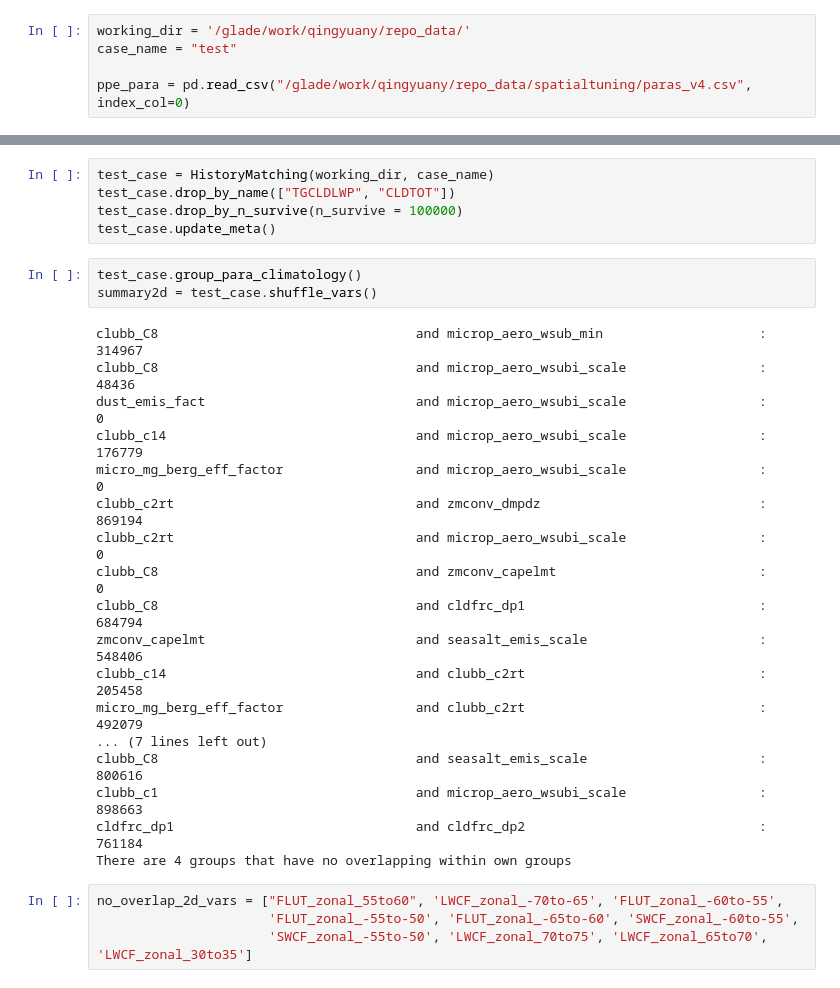
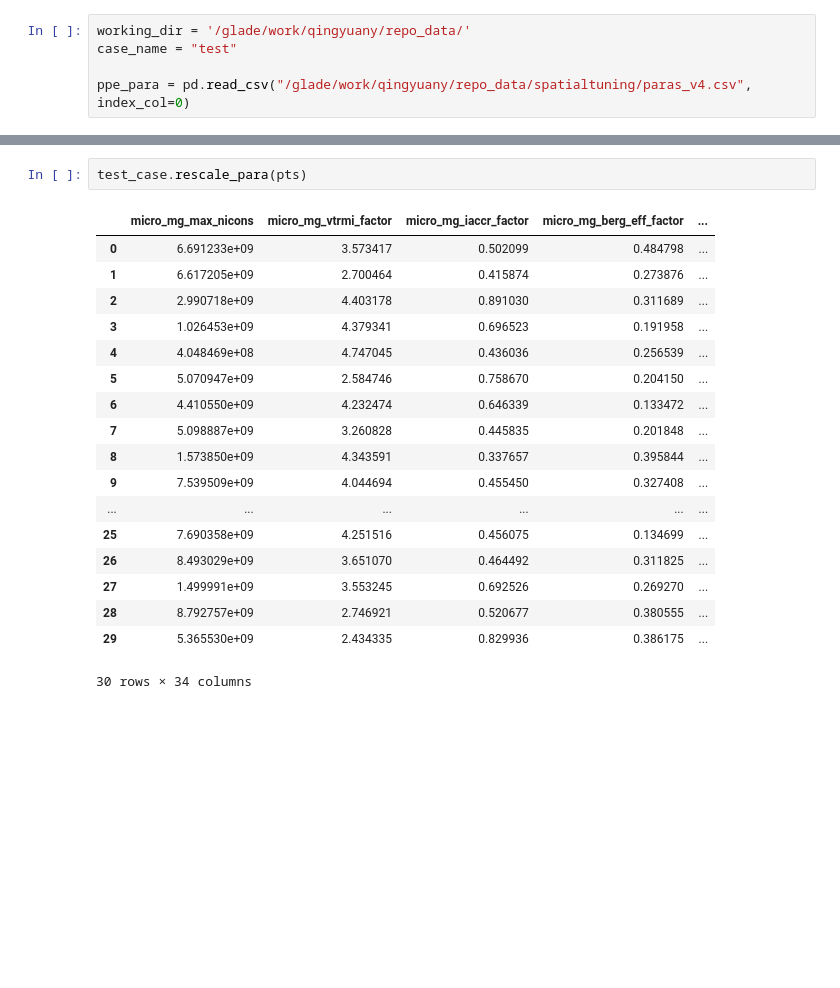
Before and after one commit to yiqioyang/proj2dhullsampler, a Jupyter notebook: class_hm.ipynb, the cells around one changed output, grey strips where cells are left out. Cells and saved outputs as stored; diff of their text form; blank space fills up the shorter version.

```diff
--- a/class_hm.ipynb
+++ b/class_hm.ipynb
@@ -84,31 +153,22 @@ pts.head()
 5 rows × 34 columns
 # %%
-test_case = HistoryMatching(working_dir, case_name)
-test_case.drop_by_name(["TGCLDLWP", "CLDTOT"])
-test_case.drop_by_n_survive(n_survive = 100000)
-test_case.update_meta()
+test_case.rescale_para(pts)
+# %% [output]
+|  | micro_mg_max_nicons | micro_mg_vtrmi_factor | micro_mg_iaccr_factor | micro_mg_berg_eff_factor | ... |
+| 0 | 6.691233e+09 | 3.573417 | 0.502099 | 0.484798 | ... |
+| 1 | 6.617205e+09 | 2.700464 | 0.415874 | 0.273876 | ... |
+| 2 | 2.990718e+09 | 4.403178 | 0.891030 | 0.311689 | ... |
+| 3 | 1.026453e+09 | 4.379341 | 0.696523 | 0.191958 | ... |
+| 4 | 4.048469e+08 | 4.747045 | 0.436036 | 0.256539 | ... |
+| 5 | 5.070947e+09 | 2.584746 | 0.758670 | 0.204150 | ... |
+| 6 | 4.410550e+09 | 4.232474 | 0.646339 | 0.133472 | ... |
+| 7 | 5.098887e+09 | 3.260828 | 0.445835 | 0.201848 | ... |
+| 8 | 1.573850e+09 | 4.343591 | 0.337657 | 0.395844 | ... |
+| 9 | 7.539509e+09 | 4.044694 | 0.455450 | 0.327408 | ... |
+| ... | ... | ... | ... | ... | ... |
+| 25 | 7.690358e+09 | 4.251516 | 0.456075 | 0.134699 | ... |
+| 26 | 8.493029e+09 | 3.651070 | 0.464492 | 0.311825 | ... |
+| 27 | 1.499991e+09 | 3.553245 | 0.692526 | 0.269270 | ... |
+| 28 | 8.792757e+09 | 2.746921 | 0.520677 | 0.380555 | ... |
+| 29 | 5.365530e+09 | 2.434335 | 0.829936 | 0.386175 | ... |
+30 rows × 34 columns
-# %%
-test_case.group_para_climatology()
-summary2d = test_case.shuffle_vars()
-# %% [output]
-clubb_C8                                 and microp_aero_wsub_min                    :   314967
-clubb_C8                                 and microp_aero_wsubi_scale                 :    48436
-dust_emis_fact                           and microp_aero_wsubi_scale                 :        0
-clubb_c14                                and microp_aero_wsubi_scale                 :   176779
-micro_mg_berg_eff_factor                 and microp_aero_wsubi_scale                 :        0
-clubb_c2rt                               and zmconv_dmpdz                            :   869194
-clubb_c2rt                               and microp_aero_wsubi_scale                 :        0
-clubb_C8                                 and zmconv_capelmt                          :        0
-clubb_C8                                 and cldfrc_dp1                              :   684794
-zmconv_capelmt                           and seasalt_emis_scale                      :   548406
-clubb_c14                                and clubb_c2rt                              :   205458
-micro_mg_berg_eff_factor                 and clubb_c2rt                              :   492079
-... (7 lines left out)
-clubb_C8                                 and seasalt_emis_scale                      :   800616
-clubb_c1                                 and microp_aero_wsubi_scale                 :   898663
-cldfrc_dp1                               and cldfrc_dp2                              :   761184
-There are 4 groups that have no overlapping within own groups
-# %%
-no_overlap_2d_vars = ["FLUT_zonal_55to60", 'LWCF_zonal_-70to-65', 'FLUT_zonal_-60to-55',
-                      'FLUT_zonal_-55to-50', 'FLUT_zonal_-65to-60', 'SWCF_zonal_-60to-55',
-                      'SWCF_zonal_-55to-50', 'LWCF_zonal_70to75', 'LWCF_zonal_65to70', 'LWCF_zonal_30to35']
```
Also changed, not shown: parts of 17 cells of this notebook, 2 other files.
